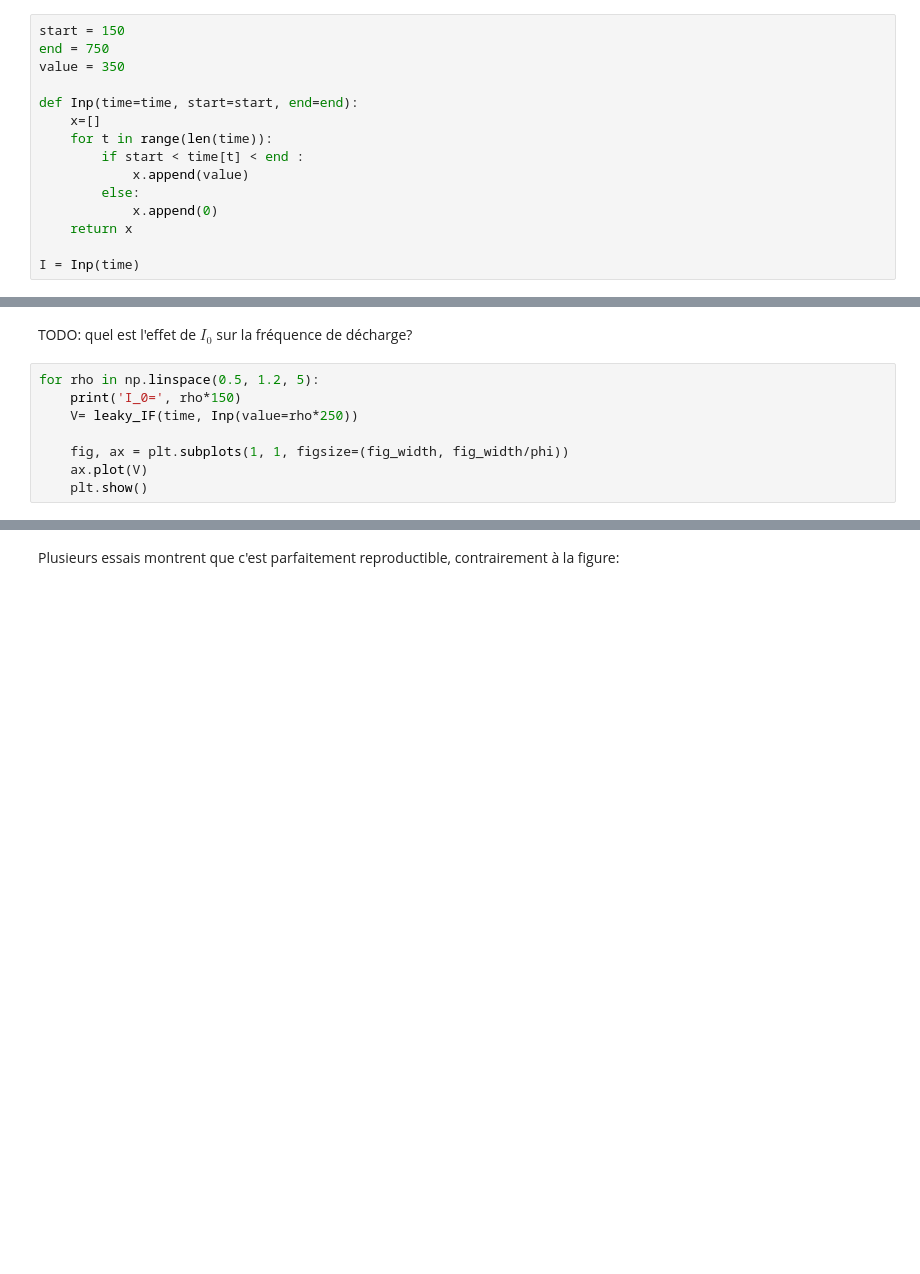
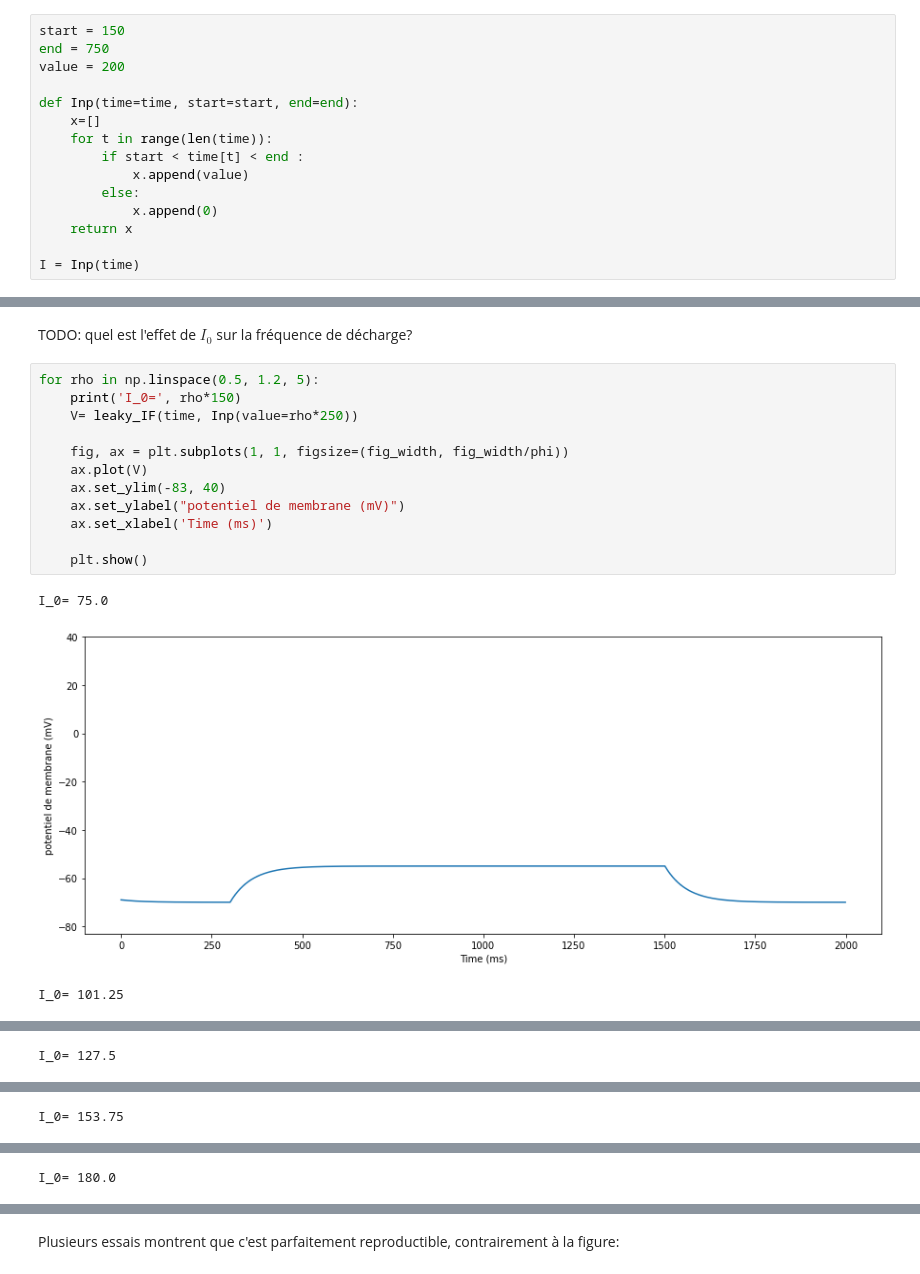
Before and after one commit to laurentperrinet/2021_UE-neurosciences-computationnelles, a Jupyter notebook: MainenSejnowski1995.ipynb, the cells around one changed output, grey strips where cells are left out. Cells and saved outputs as stored; diff of their text form; blank space fills up the shorter version.

```diff
--- a/MainenSejnowski1995.ipynb
+++ b/MainenSejnowski1995.ipynb
@@ -27,7 +27,7 @@ Création d'une fonction temporelle (version séquentielle):
 # %%
 start = 150
 end = 750
-value = 350
+value = 200
 
 def Inp(time=time, start=start, end=end):
     x=[]
@@ -107,8 +116,16 @@ TODO: quel est l'effet de $I_0$ sur la fréquence de décharge?
 # %%
 for rho in np.linspace(0.5, 1.2, 5):
     print('I_0=', rho*150)
     V= leaky_IF(time, Inp(value=rho*250))
 
     fig, ax = plt.subplots(1, 1, figsize=(fig_width, fig_width/phi))
     ax.plot(V)
+    ax.set_ylim(-83, 40)
+    ax.set_ylabel("potentiel de membrane (mV)")
+    ax.set_xlabel('Time (ms)')
+
     plt.show()
+# %% [output]
+I_0= 75.0
+[figure, added]
+I_0= 101.25
@@ -114,0 +133 @@ for rho in np.linspace(0.5, 1.2, 5):
+I_0= 127.5
@@ -114,0 +135 @@ for rho in np.linspace(0.5, 1.2, 5):
+I_0= 153.75
@@ -114,0 +137 @@ for rho in np.linspace(0.5, 1.2, 5):
+I_0= 180.0
```
Also changed, not shown: parts of 23 cells of this notebook.
